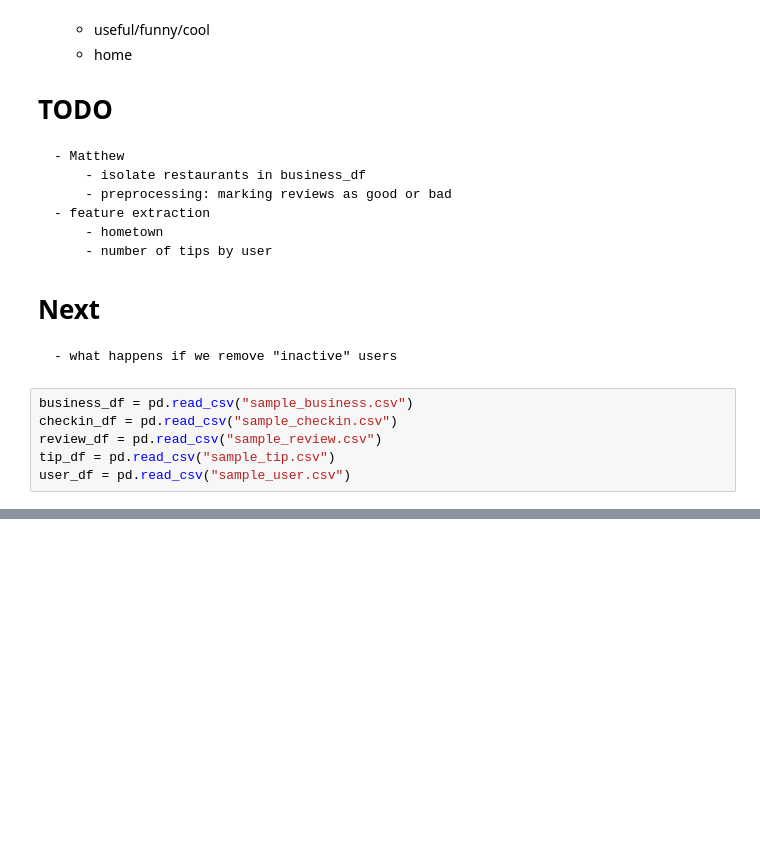
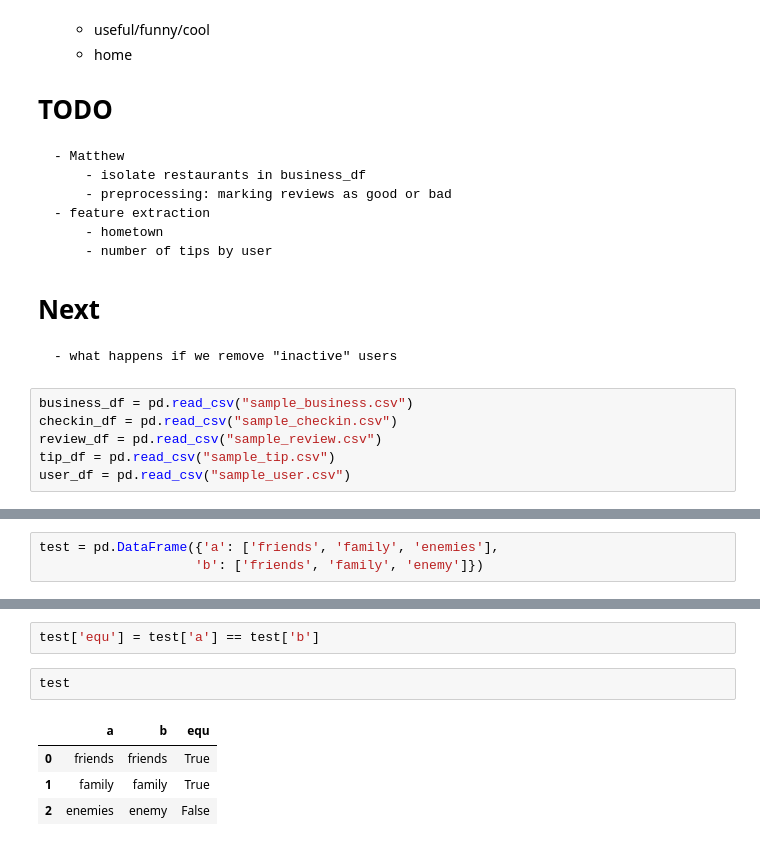
Before and after one commit to jessecho516/CS-334-Final-Project, a Jupyter notebook: fp_q1.ipynb, the cells around one changed output, grey strips where cells are left out. Drawn from its saved outputs; the diff is of its cells as text; blank space fills up the shorter version.

```diff
--- a/fp_q1.ipynb
+++ b/fp_q1.ipynb
@@ -67,0 +118,3 @@ tip_df
+# %%
+test = pd.DataFrame({'a': ['friends', 'family', 'enemies'],
+                    'b': ['friends', 'family', 'enemy']})
@@ -67,0 +128,9 @@ tip_df
+# %%
+test['equ'] = test['a'] == test['b']
+# %%
+test
+# %% [output]
+|  | a | b | equ |
+| 0 | friends | friends | True |
+| 1 | family | family | True |
+| 2 | enemies | enemy | False |
```
Also changed, not shown: parts of 20 cells of this notebook.
